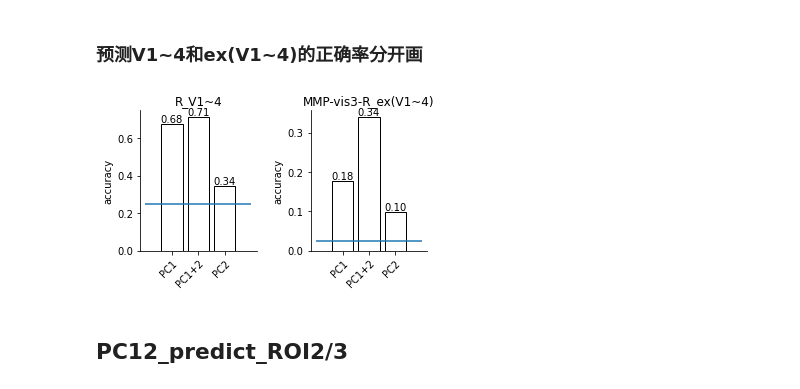
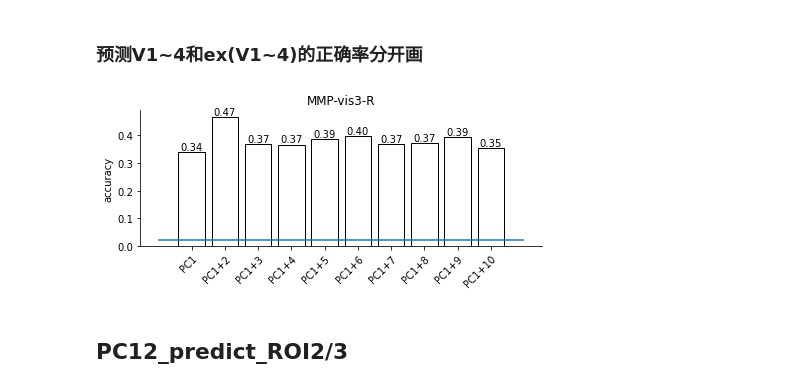
Before and after one commit to BNUCNL/nibrain, a Jupyter notebook: cxy_visual_dev/scripts/plot_line_bar.ipynb, the cells around one changed output. Saved outputs shown, nothing was run; the diff lists cells and outputs as text; code cells hidden in the pictures.

```diff
--- a/cxy_visual_dev/scripts/plot_line_bar.ipynb
+++ b/cxy_visual_dev/scripts/plot_line_bar.ipynb
@@ -71,10 +71,10 @@ MMP-vis3-R_ex(V1~4)'s true ROI keys: [1 2 3]
 # %% [markdown]
 ### 对每个文件，输出基本信息，以及类别正确率和大小（按照类别正确率由大到小排序）
 # %%
-# figsize = (9, 3)
+figsize = (9, 3)
 # figsize = (8.5, 3)
-figsize = (2, 3)
-fname = 'PC_predict_ROI5_PC1+2_mask-R_V1~4'
+# figsize = (2, 3)
+fname = 'PC_predict_ROI4_PC1+3+4+5+6+7+8+9+10_mask-MMP-vis3-R'
 pkl_file = pjoin(anal_dir, f'predict/{fname}.pkl')
 out_file1 = pjoin(work_dir, f'{fname}1.jpg')
 out_file2 = pjoin(work_dir, f'{fname}2.jpg')
@@ -184,46 +182,54 @@ plot_bar(accs, figsize=(3, 3), label=pc_names, xticklabel=mask_names, show_heigh
 # %% [markdown]
 ### 预测V1~4和ex(V1~4)的正确率分开画
 # %%
-figsize = (4.8, 3)
-title = 'PC_predict_ROI5'
-pc_names = ('PC1', 'PC1+2', 'PC2')
+# figsize = (4.8, 3)
+# title = 'PC_predict_ROI5'
+# pc_names = ('PC1', 'PC1+2', 'PC2')
+# mask_names = ('R_V1~4', 'MMP-vis3-R_ex(V1~4)')
+
+figsize = (6.4, 3)
+title = 'PC_predict_ROI4'
+pc_names = ['PC1'] + [f'PC1+{i}' for i in range(2, 11)]
+mask_names = ('MMP-vis3-R',)
+
 n_pc = len(pc_names)
-mask_names = ('R_V1~4', 'MMP-vis3-R_ex(V1~4)')
 n_mask = len(mask_names)
 pkl_file = pjoin(anal_dir, 'predict/{title}_{pc_name}_mask-{mask_name}.pkl')
 out_file = pjoin(work_dir, f'{title}.jpg')
-
 x = np.arange(n_pc)
 fig, axes = plt.subplots(1, n_mask, figsize=figsize)
 for mask_idx, mask_name in enumerate(mask_names):
-    ax = axes[mask_idx]
+    if n_mask == 1:
+        ax = axes
+    else:
+        ax = axes[mask_idx]
     accs = np.zeros(n_pc)
     n_roi = None
     for pc_idx, pc_name in enumerate(pc_names):
         data = pkl.load(open(
             pkl_file.format(title=title, pc_name=pc_name, mask_name=mask_name), 'rb'
         ))
         accs[pc_idx] = np.mean(data['y_true'] == data['y_pred'])
         if n_roi is None:
             n_roi = len(data['roi_name'])
         else:
             assert n_roi == len(data['roi_name'])
     rects = ax.bar(x, accs, ec='k', fc='w')
     show_bar_value(rects, '.2f', ax)
     ax.set_xticks(x)
     ax.set_xticklabels(pc_names)
     plt.setp(ax.get_xticklabels(), rotation=45, ha="right",
              rotation_mode="anchor")
     ax.set_ylabel('accuracy')
     ax.set_title(mask_name)
     ax.hlines(1/n_roi, x[0]-1, x[-1]+1)
     ax.spines['top'].set_visible(False)
     ax.spines['right'].set_visible(False)
 
 fig.tight_layout()
 fig.savefig(out_file)
 # %% [output]
-[figure, old version]
+[figure, new version]
 # %% [markdown]
 ## PC12_predict_ROI2/3
 # %%
```
Also changed, not shown: parts of 2 cells of this notebook, 5 other files.
